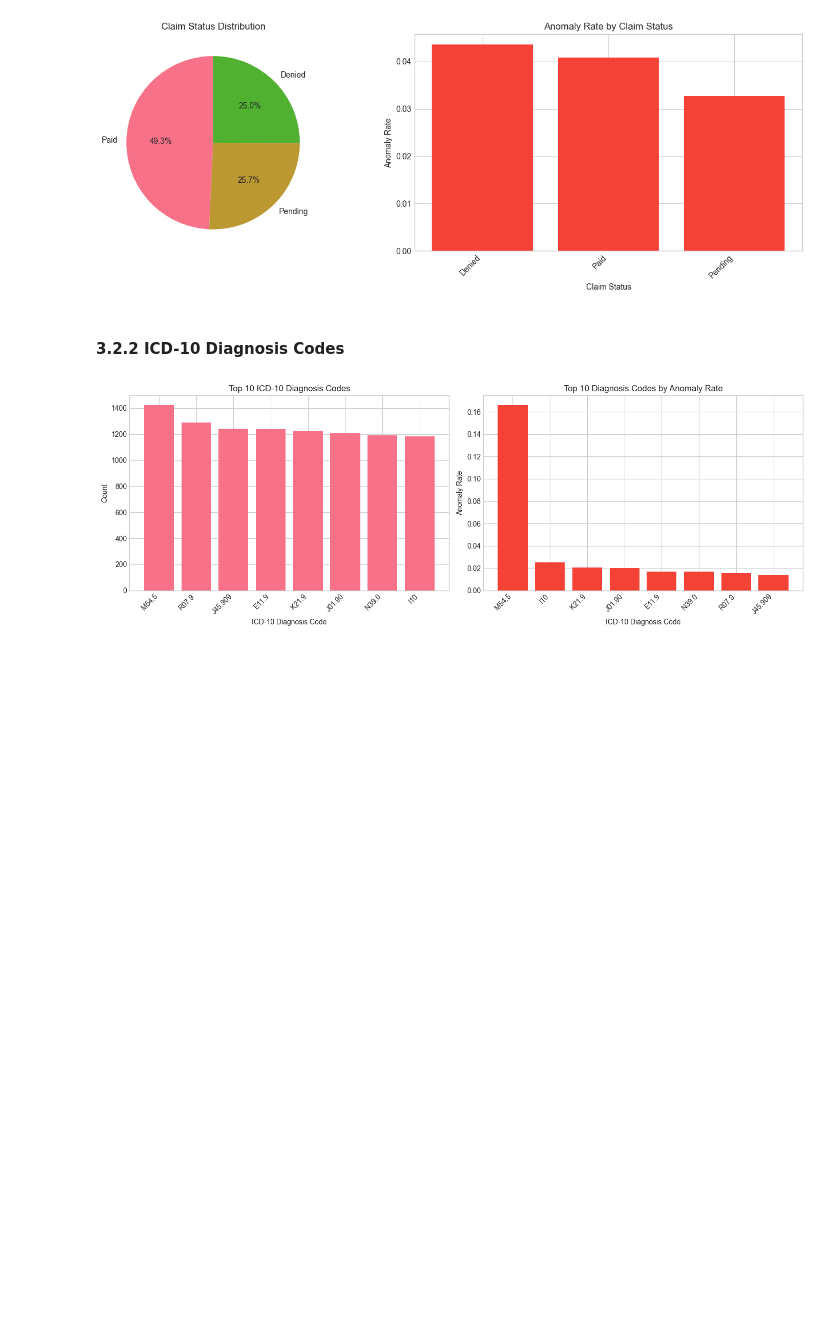
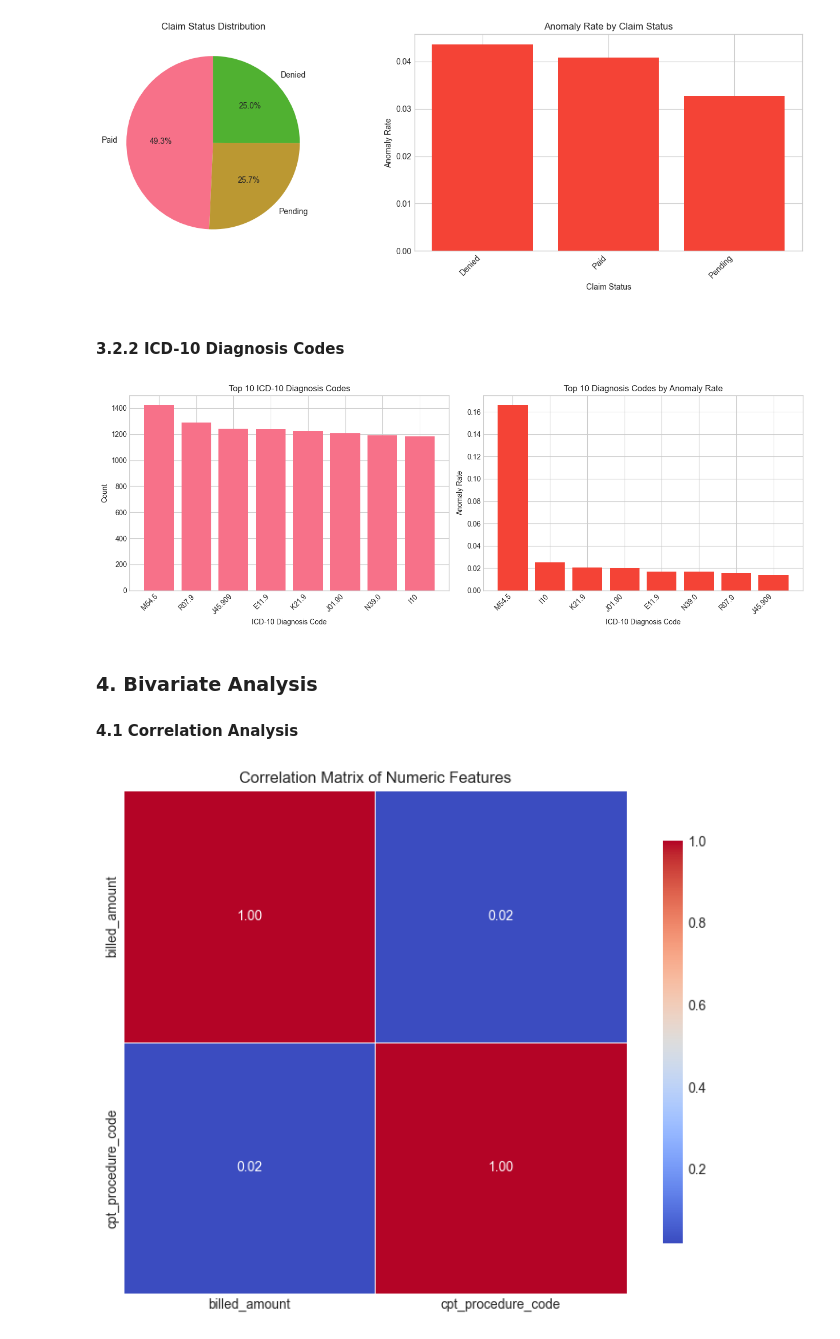
Before and after one commit to Houzibe/health-insurance-fraudulent-claims-detection-system, a Jupyter notebook: notebooks/01_EDA_and_Preprocessing.ipynb, the cells around one changed output. Drawn from its saved outputs; the diff is of its cells as text; code cells hidden in the pictures; blank space fills up the shorter version.

Commit message:
Added Bivariate Analysis by Correlation

```diff
--- a/notebooks/01_EDA_and_Preprocessing.ipynb
+++ b/notebooks/01_EDA_and_Preprocessing.ipynb
@@ -328,3 +328,20 @@ plt.tight_layout()
 plt.show()
 # %% [output]
 [figure]
+# %% [markdown]
+### 4. Bivariate Analysis
+#### 4.1 Correlation Analysis
+# %%
+# Select numeric columns for correlation
+numeric_cols = ['billed_amount', 'cpt_procedure_code']
+correlation_matrix = df[numeric_cols].corr()
+
+# Visualize correlation matrix
+plt.figure(figsize=(8, 6))
+sns.heatmap(correlation_matrix, annot=True, fmt='.2f', cmap='coolwarm',
+            linewidths=0.5, square=True, cbar_kws={"shrink": 0.8})
+plt.title('Correlation Matrix of Numeric Features')
+plt.tight_layout()
+plt.show()
+# %% [output]
+[figure, added]
```
